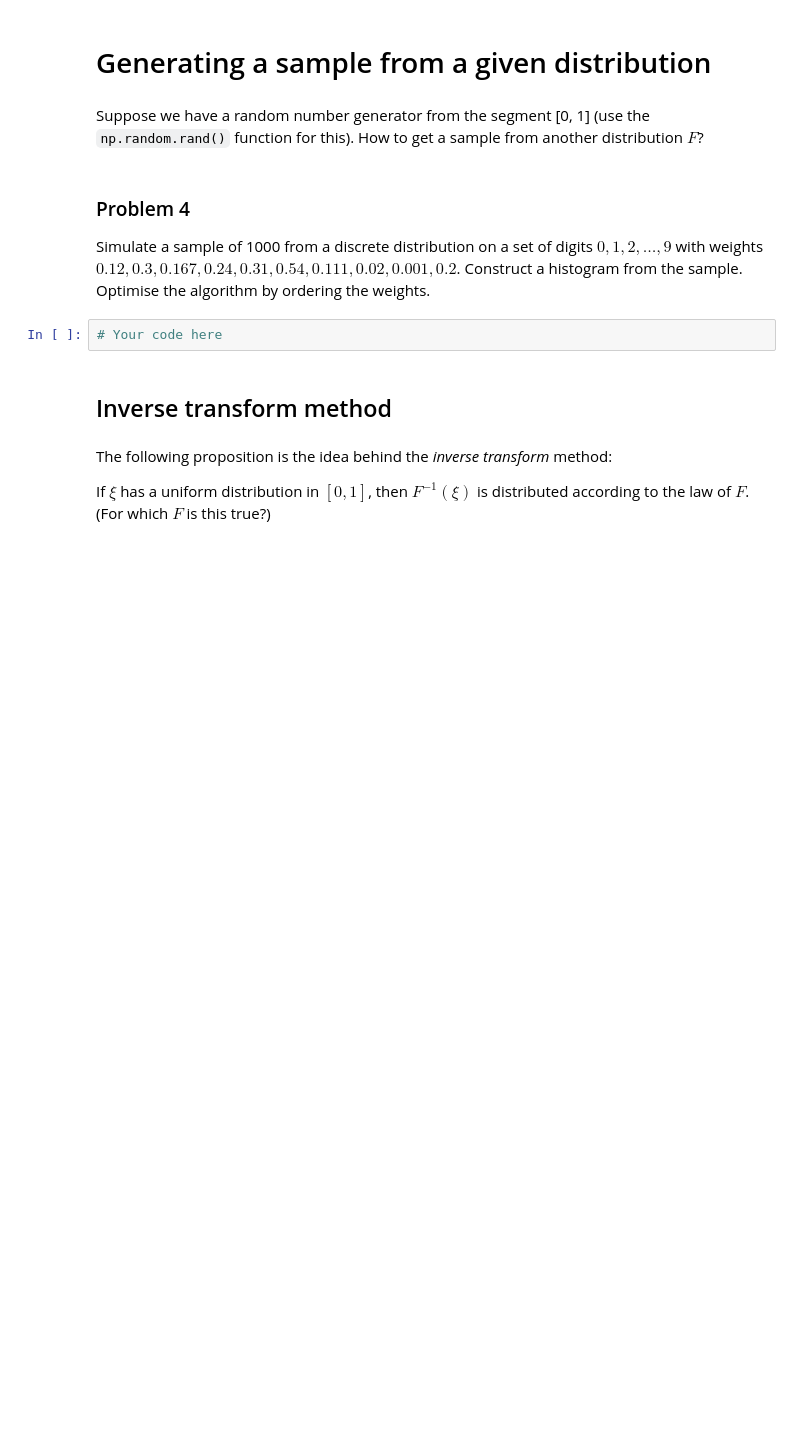
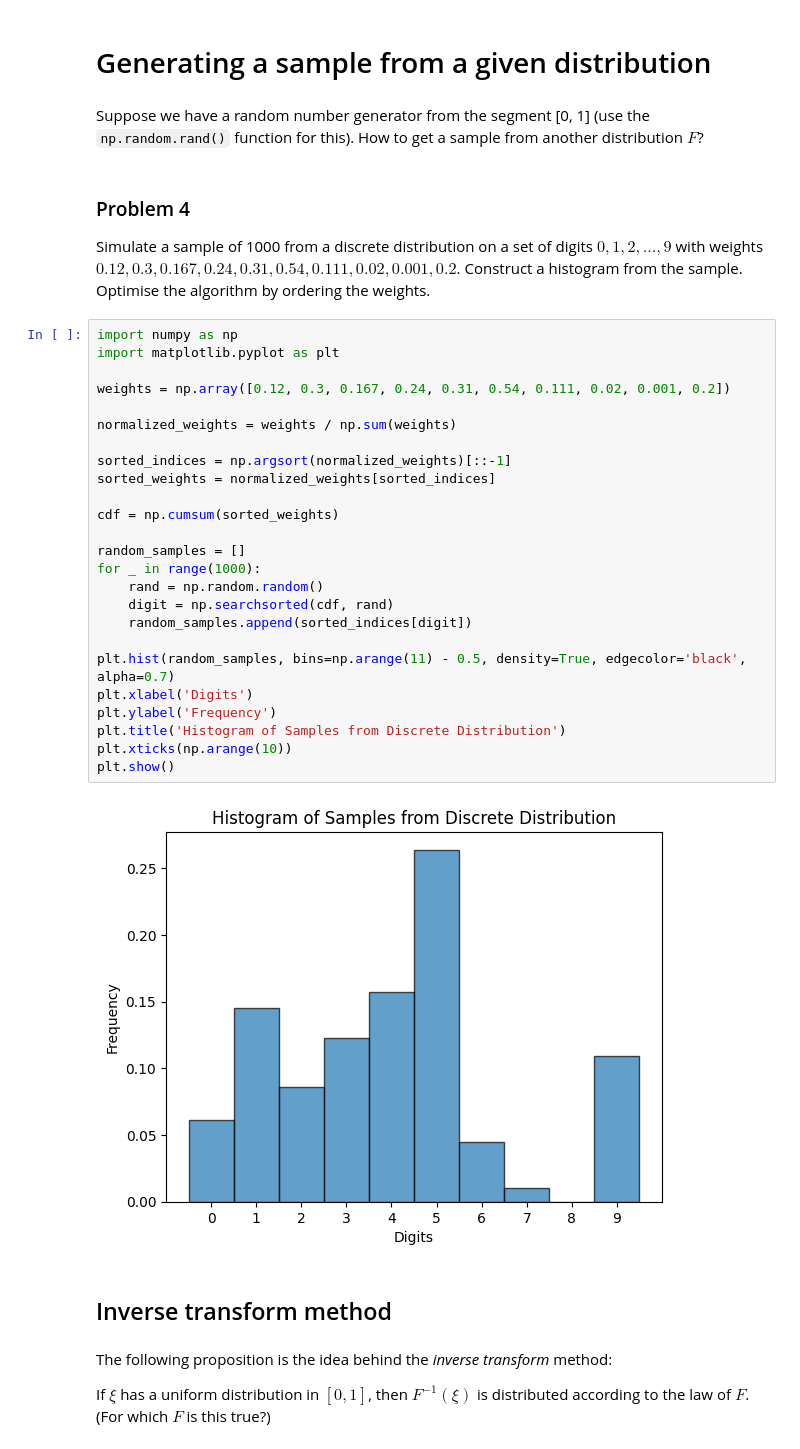
Before and after one commit to Plashka320/Stat_prack_HW_VyuzhaninPD_2025, a Jupyter notebook: 3_random.ipynb, the cells around one changed output. Drawn from its saved outputs; the diff is of its cells as text; blank space fills up the shorter version.

```diff
--- a/3_random.ipynb
+++ b/3_random.ipynb
@@ -273,8 +352,33 @@ Suppose we have a random number generator from the segment [0, 1] (use the `np.r
 # %% [markdown]
 ### Problem 4
 Simulate a sample of 1000 from a discrete distribution on a set of digits $0, 1, 2, \ldots, 9$ with weights $0.12, 0.3, 0.167, 0.24, 0.31, 0.54, 0.111, 0.02, 0.001, 0.2$. Construct a histogram from the sample. Optimise the algorithm by ordering the weights.
-# %%
-# Your code here
+# %%
+import numpy as np
+import matplotlib.pyplot as plt
+
+weights = np.array([0.12, 0.3, 0.167, 0.24, 0.31, 0.54, 0.111, 0.02, 0.001, 0.2])
+
+normalized_weights = weights / np.sum(weights)
+
+sorted_indices = np.argsort(normalized_weights)[::-1]
+sorted_weights = normalized_weights[sorted_indices]
+
+cdf = np.cumsum(sorted_weights)
+
+random_samples = []
+for _ in range(1000):
+    rand = np.random.random()
+    digit = np.searchsorted(cdf, rand)
+    random_samples.append(sorted_indices[digit])
+
+plt.hist(random_samples, bins=np.arange(11) - 0.5, density=True, edgecolor='black', alpha=0.7)
+plt.xlabel('Digits')
+plt.ylabel('Frequency')
+plt.title('Histogram of Samples from Discrete Distribution')
+plt.xticks(np.arange(10))
+plt.show()
+# %% [output]
+[figure, added]
 # %% [markdown]
 ## Inverse transform method
 # %% [markdown]
```
Also changed, not shown: parts of 16 cells of this notebook.
